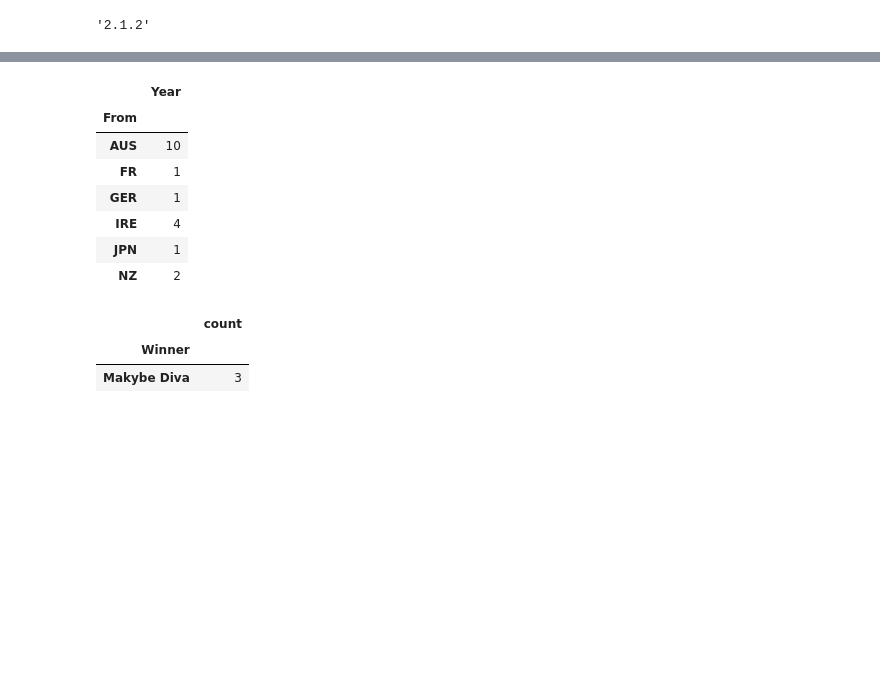
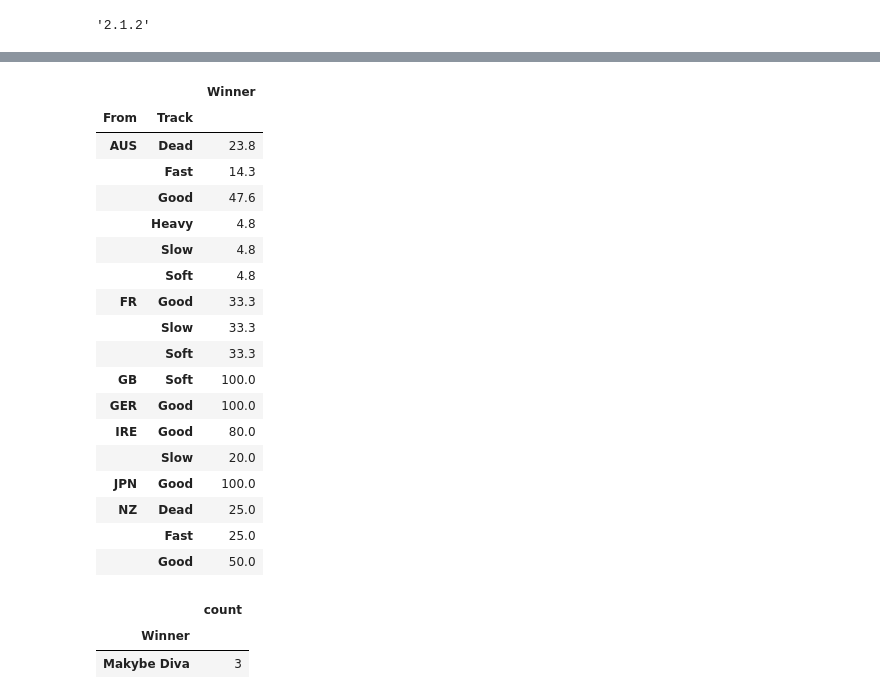
Before and after one commit to ben05allen/Melbourne_Cup, a Jupyter notebook: races.ipynb, the cells around one changed output, grey strips where cells are left out. Cells and saved outputs as stored; diff of their text form; code cells hidden in the pictures; blank space fills up the shorter version.

```diff
--- a/races.ipynb
+++ b/races.ipynb
@@ -50,14 +40,26 @@ df['Trainer'].value_counts().sort_values(ascending=False).to_frame().merge(df[['
-# %%
-df[df.Track == 'Good'].groupby(['From'])[['Year']].count()
-# %% [output]
-|  | Year |
-| From |  |
-| AUS | 10 |
-| FR | 1 |
-| GER | 1 |
-| IRE | 4 |
-| JPN | 1 |
-| NZ | 2 |
+# %%
+proportions = df.groupby(['From', 'Track'])[['Winner']].count()
+(100 * proportions / proportions.groupby(['From']).transform("sum")).round(1)
+# %% [output]
+|  |  | Winner |
+| From | Track |  |
+| AUS | Dead | 23.8 |
+|  | Fast | 14.3 |
+|  | Good | 47.6 |
+|  | Heavy | 4.8 |
+|  | Slow | 4.8 |
+|  | Soft | 4.8 |
+| FR | Good | 33.3 |
+|  | Slow | 33.3 |
+|  | Soft | 33.3 |
+| GB | Soft | 100.0 |
+| GER | Good | 100.0 |
+| IRE | Good | 80.0 |
+|  | Slow | 20.0 |
+| JPN | Good | 100.0 |
+| NZ | Dead | 25.0 |
+|  | Fast | 25.0 |
+|  | Good | 50.0 |
 # %%
 df['Winner'].value_counts().to_frame().query('count>1')
 # %% [output]
```
Also changed, not shown: parts of 2 cells of this notebook.
